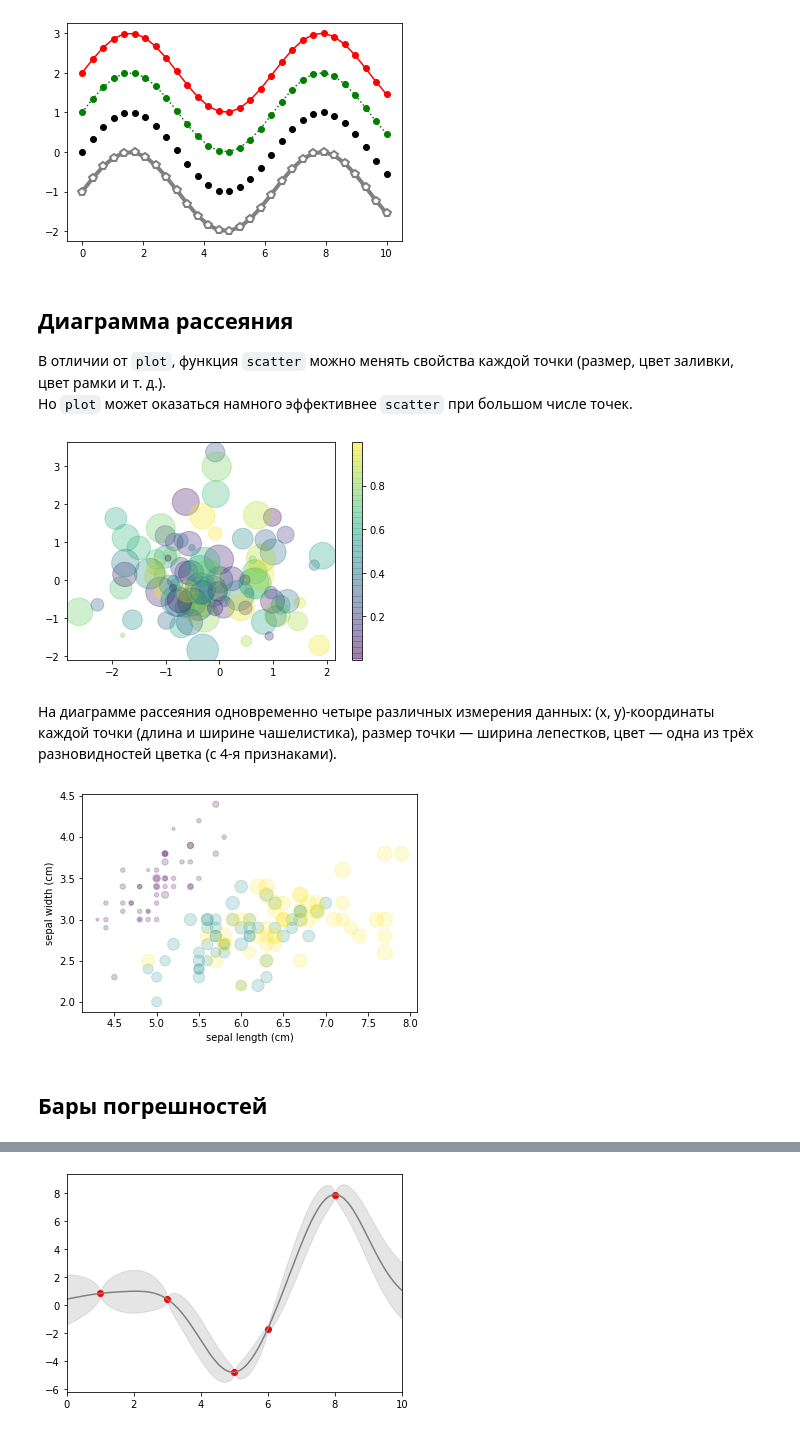
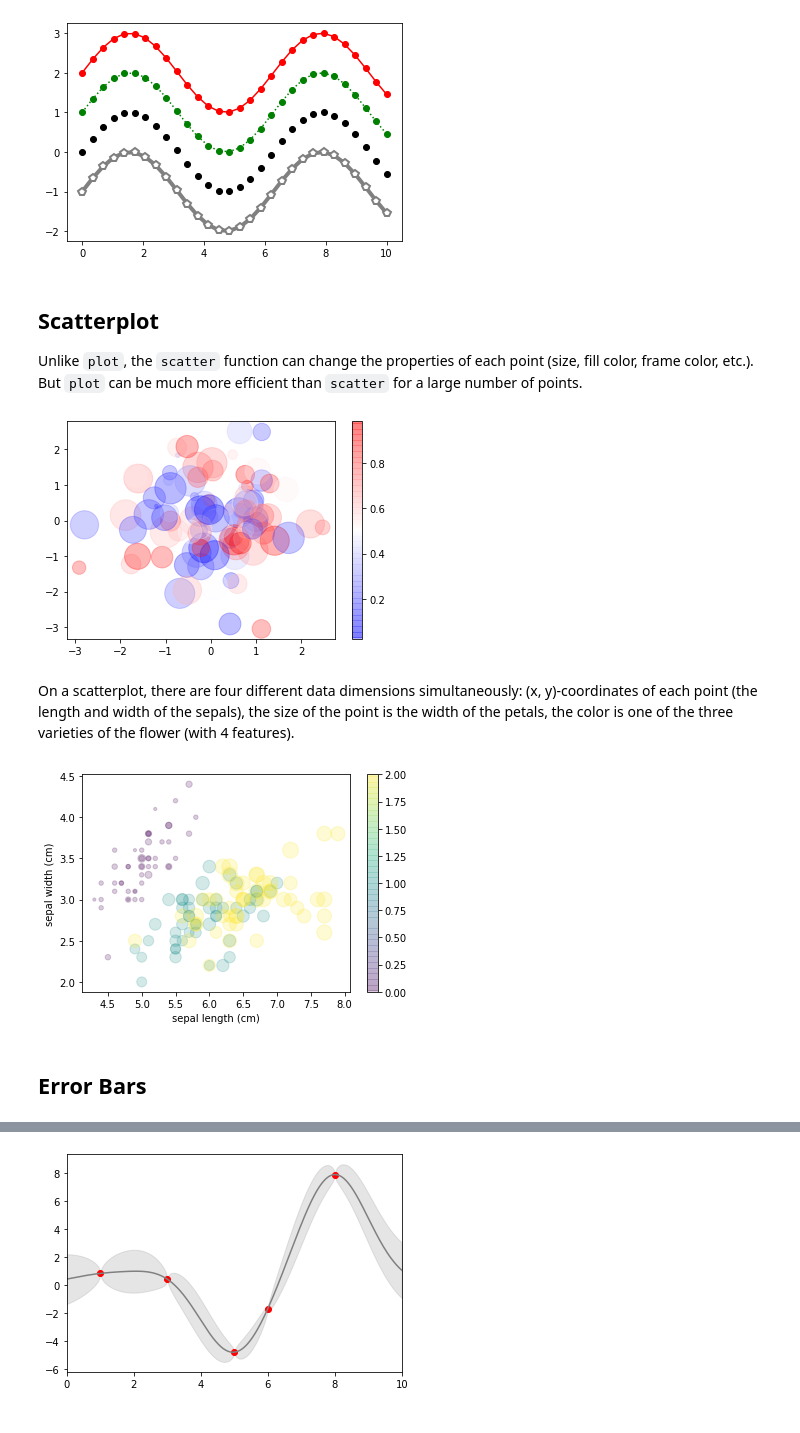
Before and after one commit to steps137/ML, a Jupyter notebook: ML/plt.ipynb, the cells around one changed output, grey strips where cells are left out. Drawn from its saved outputs; the diff is of its cells as text; code cells hidden in the pictures.

```diff
--- a/ML/plt.ipynb
+++ b/ML/plt.ipynb
@@ -81,31 +101,33 @@ plt.show()
 # %% [output]
 [figure]
 # %% [markdown]
-## Диаграмма рассеяния
+## Scatterplot
 
-В отличии от `plot`, функция `scatter`  можно менять свойства каждой точки  (размер, цвет заливки, цвет рамки и т. д.).<br>
-Но `plot` может оказаться намного эффективнее `scatter` при большом числе точек.
+Unlike `plot`, the `scatter` function can change the properties of each point (size, fill color, frame color, etc.).<br>
+But `plot` can be much more efficient than `scatter` for a large number of points.
 # %%
 x, y = np.random.randn(100), np.random.randn(100)
 colors = np.random.rand(100)
 sizes = 1000 * np.random.rand(100)
-plt.scatter(x, y, c=colors, s=sizes, alpha=0.3, cmap='viridis')
-plt.colorbar();  # Отображаем цветовую шкалу
+plt.scatter(x, y, c=colors, s=sizes, alpha=0.3, cmap='bwr') # bwr,  viridis, seismic
+plt.colorbar();  # Displaying the color scale
 # %% [output]
-[figure, old version]
+[figure, new version]
 # %% [markdown]
-На диаграмме рассеяния  одновременно  четыре различных измерения данных: (x, y)-координаты каждой точки
-(длина и ширине чашелистика), размер точки — ширина лепестков, цвет — одна из трёх разновидностей цветка (с 4-я признаками).
+On a scatterplot, there are four different data dimensions simultaneously: (x, y)-coordinates of each point
+(the length and width of the sepals), the size of the point is the width of the petals, the color is one of the three varieties of the flower (with 4 features).
 # %%
 from sklearn.datasets import load_iris
 iris = load_iris()
 features = iris.data.T
+
 plt.scatter(features[0], features[1], alpha=0.2, s=100*features[3], c=iris.target, cmap='viridis')
 plt.xlabel(iris.feature_names[0])
-plt.ylabel(iris.feature_names[1]);
+plt.ylabel(iris.feature_names[1])
+plt.colorbar();
 # %% [output]
-[figure, old version]
+[figure, new version]
 # %% [markdown]
-## Бары погрешностей
+## Error Bars
 # %%
 #plt.style.use('seaborn-whitegrid')
```
Also changed, not shown: parts of 21 cells of this notebook, 3 other files.
